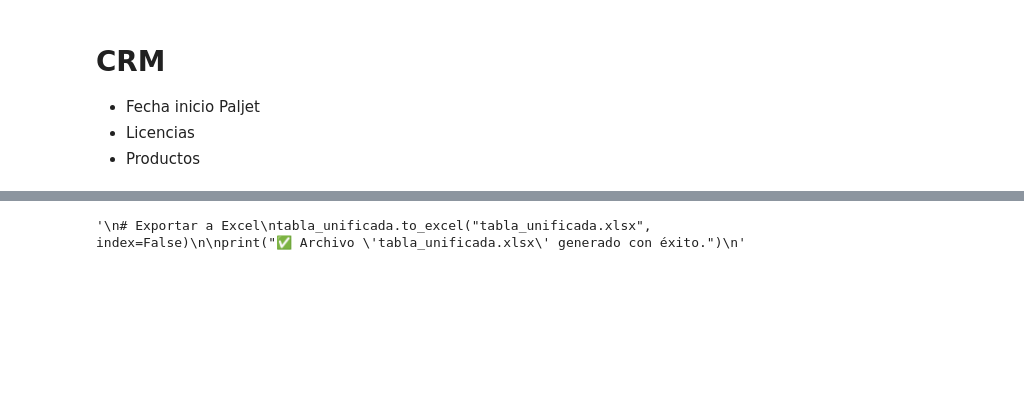
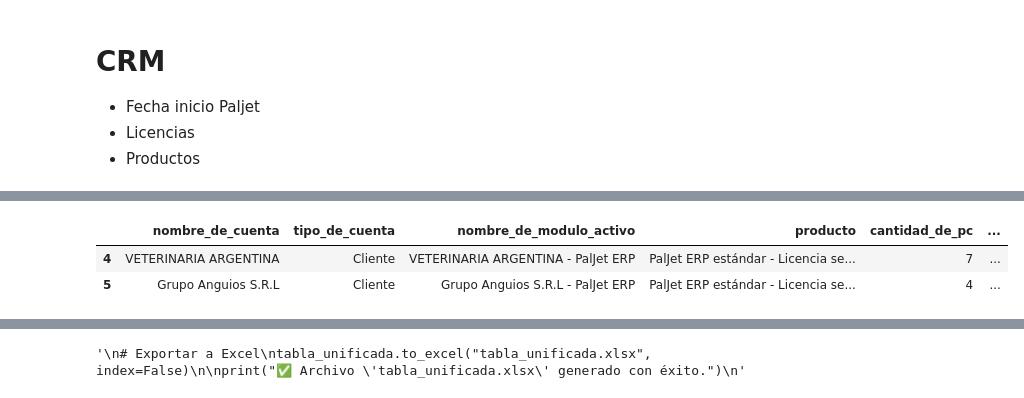
Before and after one commit to christiansaluzzo/Etsol_AnalisisClientes, a Jupyter notebook: análisis_clientes.ipynb, the cells around one changed output, grey strips where cells are left out. Saved outputs shown, nothing was run; the diff lists cells and outputs as text; code cells hidden in the pictures; blank space fills up the shorter version.

```diff
--- a/análisis_clientes.ipynb
+++ b/análisis_clientes.ipynb
@@ -276 +310,7 @@ memory usage: 122.5+ KB
+# %%
+DF_crm.head(2)
+# %% [output]
+|  | nombre_de_cuenta | tipo_de_cuenta | nombre_de_modulo_activo | producto | cantidad_de_pc | ... |
+| 4 | VETERINARIA ARGENTINA | Cliente | VETERINARIA ARGENTINA - PalJet ERP | PalJet ERP estándar - Licencia se... | 7 | ... |
+| 5 | Grupo Anguios S.R.L | Cliente | Grupo Anguios S.R.L - PalJet ERP | PalJet ERP estándar - Licencia se... | 4 | ... |
 # %%
```
Also changed, not shown: parts of 10 cells of this notebook, 1 other file.
